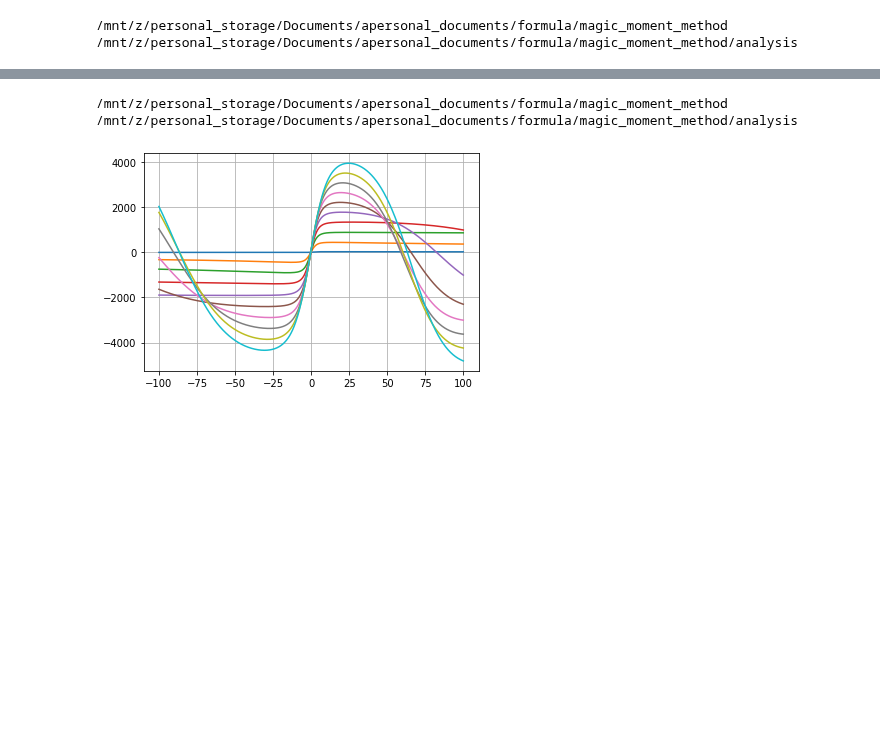
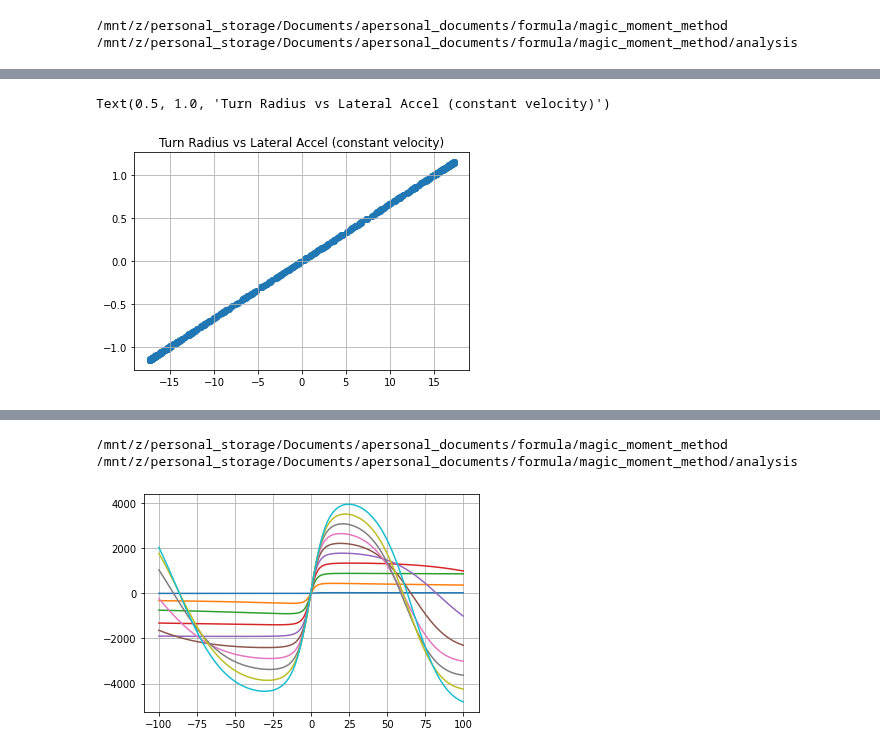
Before and after one commit to LonghornRacingElectric/magic_moment_method, a Jupyter notebook: analysis/MMM_plotter.ipynb, the cells around one changed output, grey strips where cells are left out. Cells and saved outputs as stored; diff of their text form; code cells hidden in the pictures; blank space fills up the shorter version.

```diff
--- a/analysis/MMM_plotter.ipynb
+++ b/analysis/MMM_plotter.ipynb
@@ -250,3 +250,11 @@ Text(0.5, 1.0, 'Turn Radius vs Lateral Accel (constant velocity)')
+# %%
+temp_df = df[abs(df["vehicle_turn_radius"]) < 1000]
+plt.scatter(temp_df["vehicle_accelerations_NTB_1"],temp_df["vehicle_yaw_rate"])
+plt.grid()
+plt.title("Turn Radius vs Lateral Accel (constant velocity)")
+# %% [output]
+Text(0.5, 1.0, 'Turn Radius vs Lateral Accel (constant velocity)')
+[figure, added]
 # %%
 for x in df["steered_angle"].unique():
     if True:#x == 0:
```
Also changed, not shown: parts of 11 cells of this notebook, 2 other files.
